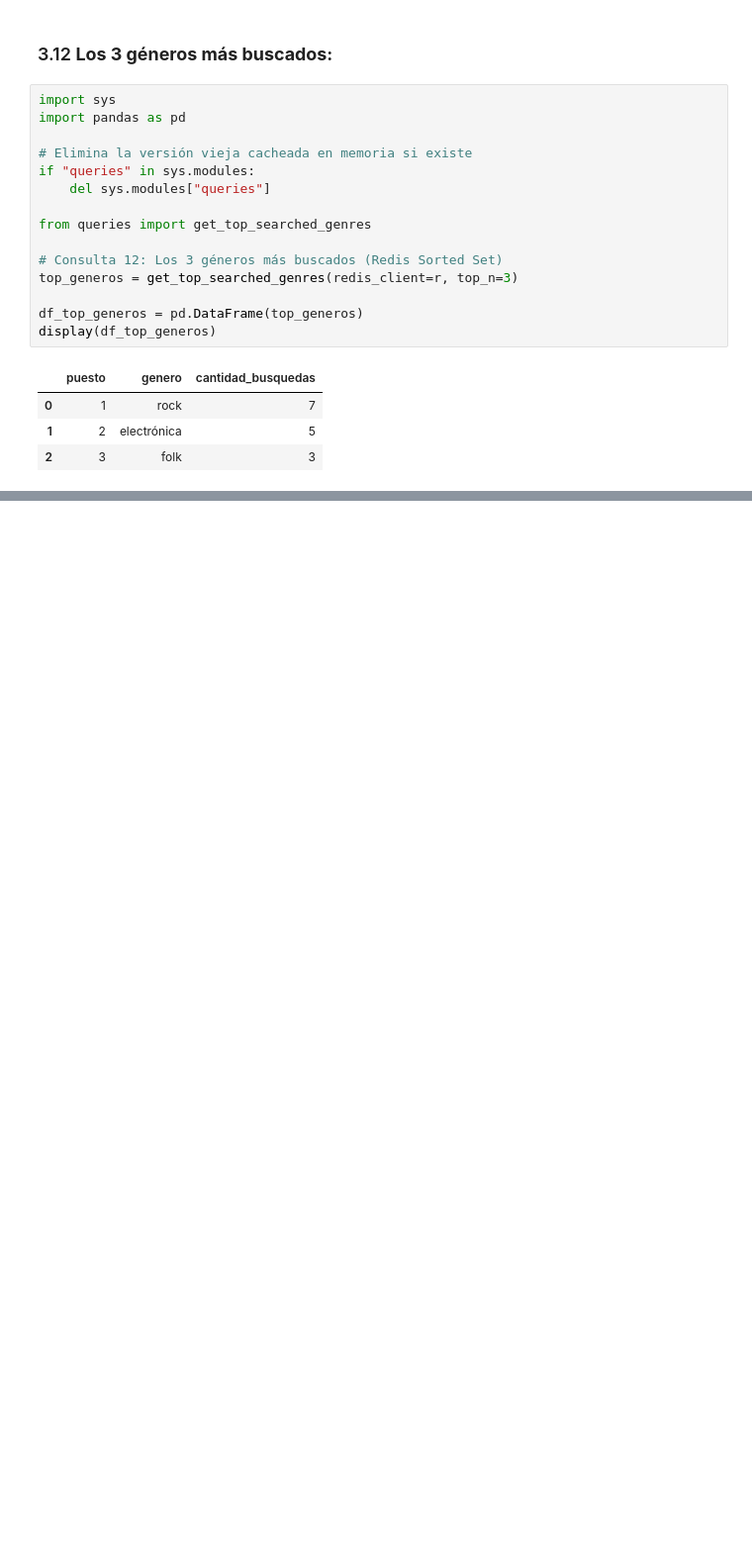
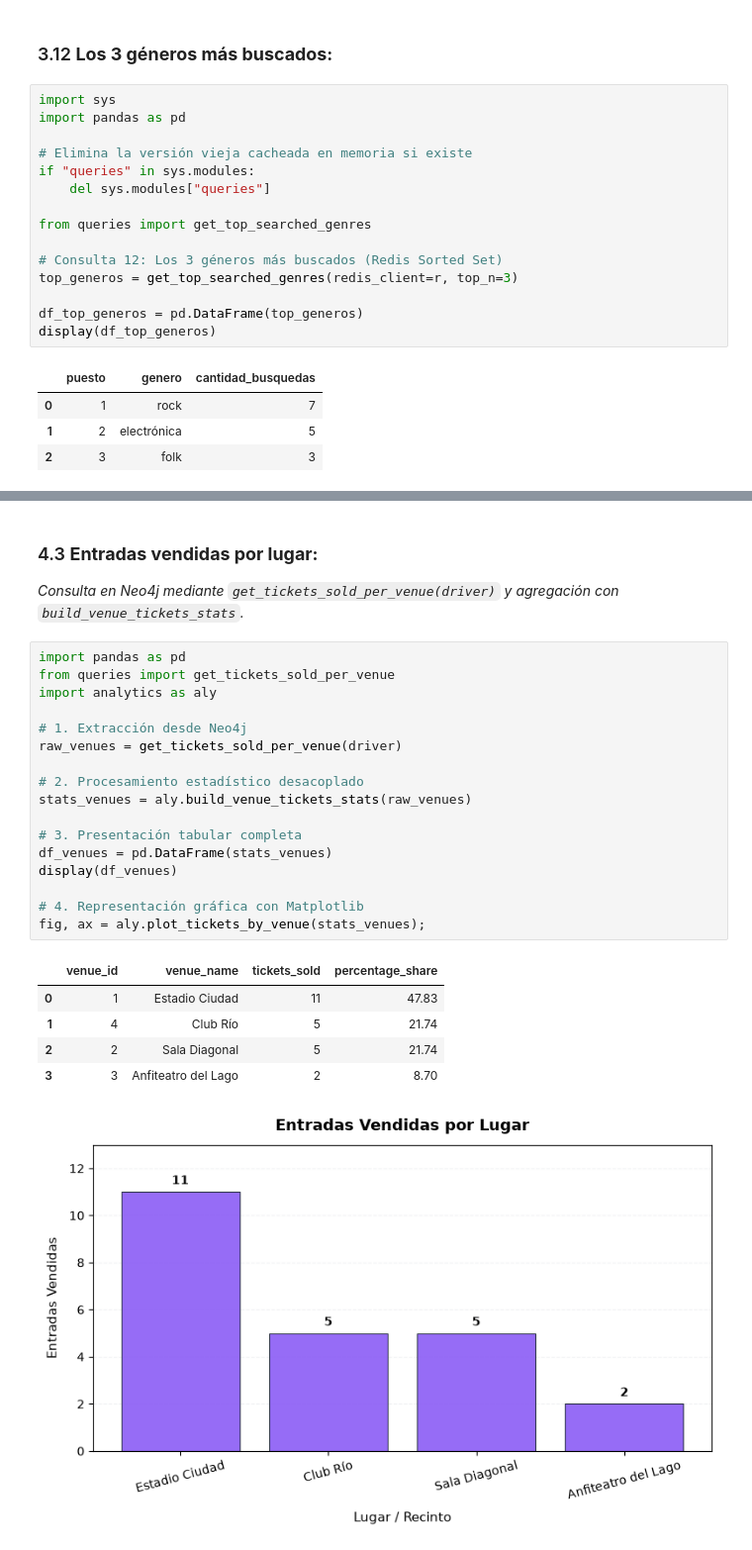
Before and after one commit to agustin-antimi/base_de_datos_trabajo_integrador, a Jupyter notebook: notebooks/TP_Integrador.ipynb, the cells around one changed output, grey strips where cells are left out. Shown at 99% size. Cells and saved outputs as stored; diff of their text form; blank space fills up the shorter version.

```diff
--- a/notebooks/TP_Integrador.ipynb
+++ b/notebooks/TP_Integrador.ipynb
@@ -503,0 +572,27 @@ display(df_top_generos)
+# %% [markdown]
+### 4.3 **Entradas vendidas por lugar:**
+*Consulta en Neo4j mediante `get_tickets_sold_per_venue(driver)` y agregación con `build_venue_tickets_stats`.*
+# %%
+import pandas as pd
+from queries import get_tickets_sold_per_venue
+import analytics as aly
+
+# 1. Extracción desde Neo4j
+raw_venues = get_tickets_sold_per_venue(driver)
+
+# 2. Procesamiento estadístico desacoplado
+stats_venues = aly.build_venue_tickets_stats(raw_venues)
+
+# 3. Presentación tabular completa
+df_venues = pd.DataFrame(stats_venues)
+display(df_venues)
+
+# 4. Representación gráfica con Matplotlib
+fig, ax = aly.plot_tickets_by_venue(stats_venues);
+# %% [output]
+|  | venue_id | venue_name | tickets_sold | percentage_share |
+| 0 | 1 | Estadio Ciudad | 11 | 47.83 |
+| 1 | 4 | Club Río | 5 | 21.74 |
+| 2 | 2 | Sala Diagonal | 5 | 21.74 |
+| 3 | 3 | Anfiteatro del Lago | 2 | 8.70 |
+[figure, added]
```
Also changed, not shown: parts of 22 cells of this notebook, 5 other files.
